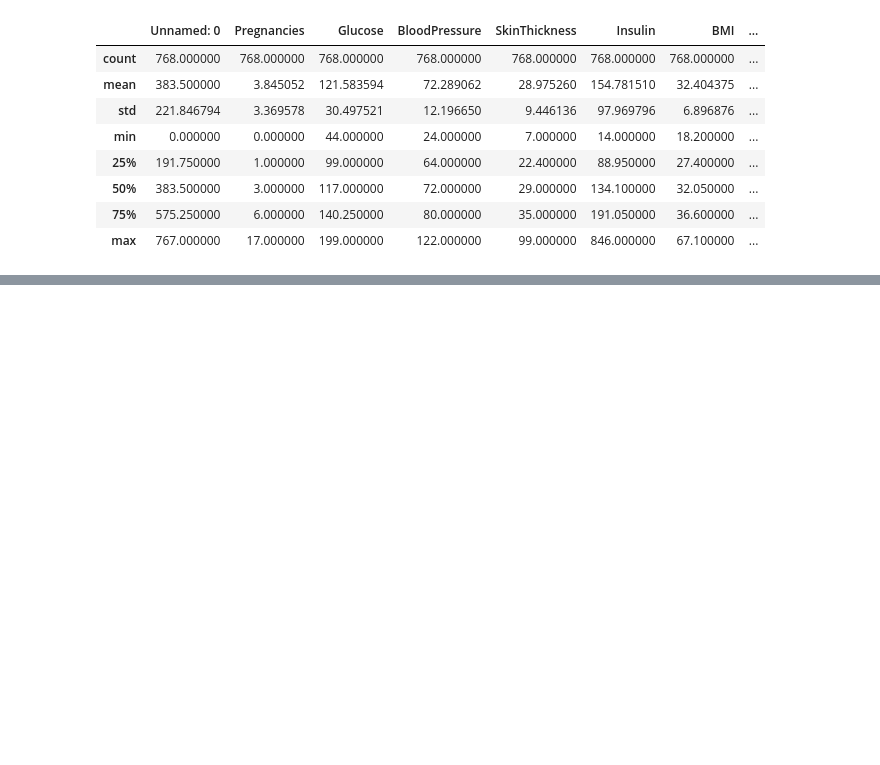
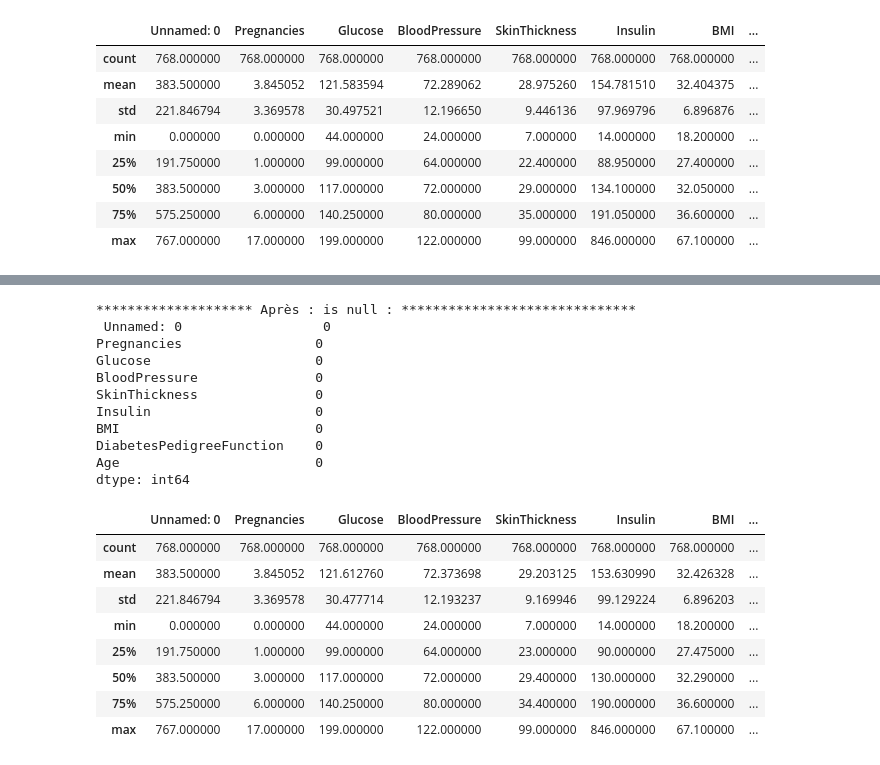
Before and after one commit to bouchramilo/Analysis_and_Prediction_of_the_Risk_of_Diabetes, a Jupyter notebook: Pretraitement.ipynb, the cells around one changed output, grey strips where cells are left out. Saved outputs shown, nothing was run; the diff lists cells and outputs as text; code cells hidden in the pictures; blank space fills up the shorter version.

```diff
--- a/Pretraitement.ipynb
+++ b/Pretraitement.ipynb
@@ -124,0 +139,26 @@ for col in columns:
+# %%
+dataset_2 = knn_imputation_without_standarisation(dataset)
+# %%
+print("******************** Après : is null : ****************************** \n", dataset_2.isnull().sum())
+dataset_2.describe()
+# %% [output]
+******************** Après : is null : ******************************
+ Unnamed: 0                  0
+Pregnancies                 0
+Glucose                     0
+BloodPressure               0
+SkinThickness               0
+Insulin                     0
+BMI                         0
+DiabetesPedigreeFunction    0
+Age                         0
+dtype: int64
+|  | Unnamed: 0 | Pregnancies | Glucose | BloodPressure | SkinThickness | Insulin | BMI | ... |
+| count | 768.000000 | 768.000000 | 768.000000 | 768.000000 | 768.000000 | 768.000000 | 768.000000 | ... |
+| mean | 383.500000 | 3.845052 | 121.612760 | 72.373698 | 29.203125 | 153.630990 | 32.426328 | ... |
+| std | 221.846794 | 3.369578 | 30.477714 | 12.193237 | 9.169946 | 99.129224 | 6.896203 | ... |
+| min | 0.000000 | 0.000000 | 44.000000 | 24.000000 | 7.000000 | 14.000000 | 18.200000 | ... |
+| 25% | 191.750000 | 1.000000 | 99.000000 | 64.000000 | 23.000000 | 90.000000 | 27.475000 | ... |
+| 50% | 383.500000 | 3.000000 | 117.000000 | 72.000000 | 29.400000 | 130.000000 | 32.290000 | ... |
+| 75% | 575.250000 | 6.000000 | 140.250000 | 80.000000 | 34.400000 | 190.000000 | 36.600000 | ... |
+| max | 767.000000 | 17.000000 | 199.000000 | 122.000000 | 99.000000 | 846.000000 | 67.100000 | ... |
```
Also changed, not shown: parts of 11 cells of this notebook, 5 other files.
